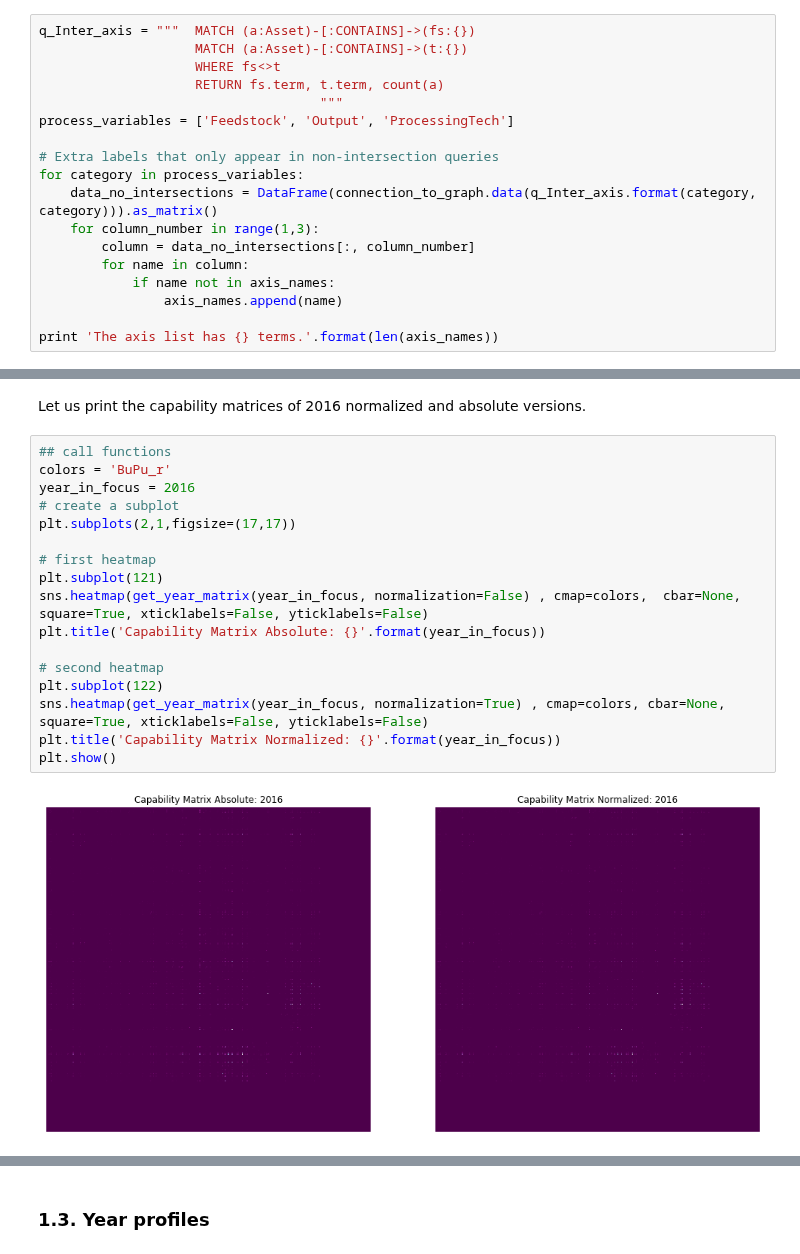
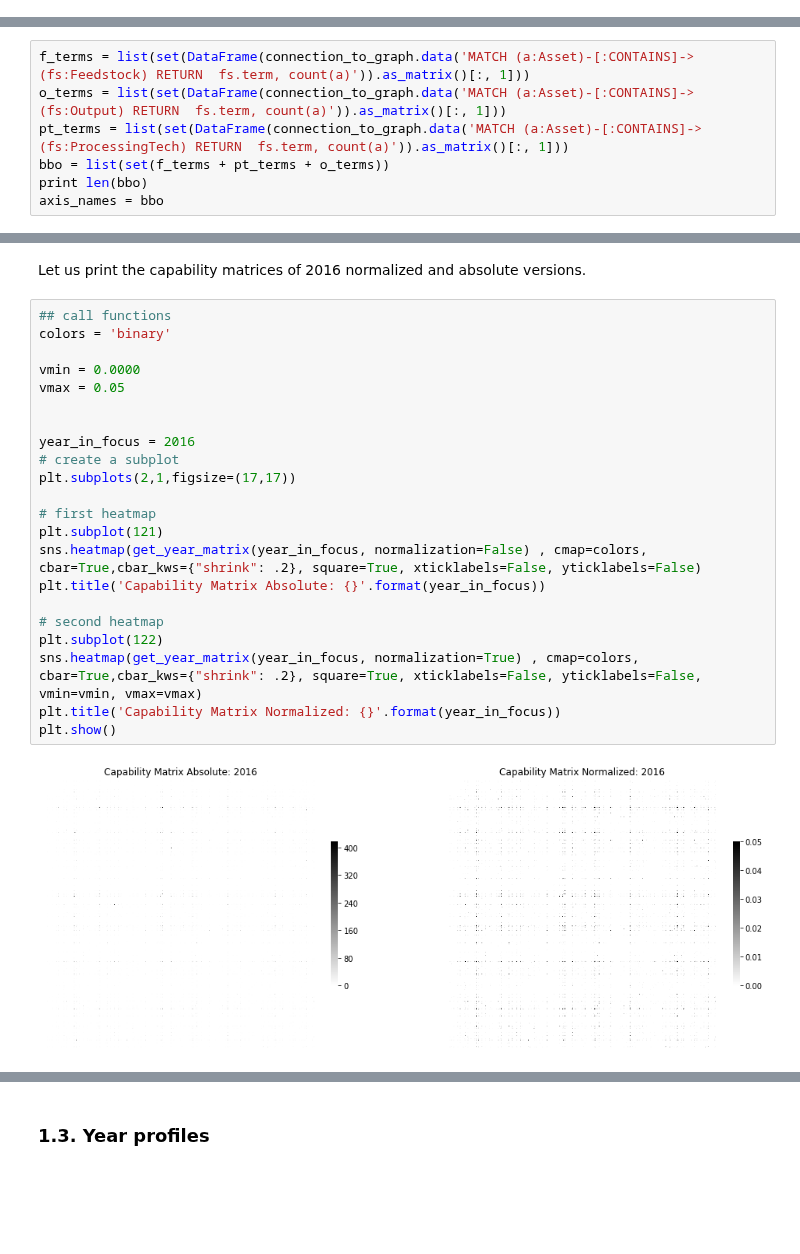
Before and after one commit to duarteocarmo/technological_capabilities, a Jupyter notebook: clean_notebooks/4_1_Macro Level Analysis.ipynb, the cells around one changed output, grey strips where cells are left out. Saved outputs shown, nothing was run; the diff lists cells and outputs as text; blank space fills up the shorter version.

Commit message:
Added scales and modified graphs.

```diff
--- a/clean_notebooks/4_1_Macro Level Analysis.ipynb
+++ b/clean_notebooks/4_1_Macro Level Analysis.ipynb
@@ -113,18 +92,0 @@ We add the labels where there is an interesction of names. Output-output, Feedst
-# %%
-q_Inter_axis = """  MATCH (a:Asset)-[:CONTAINS]->(fs:{})
-                    MATCH (a:Asset)-[:CONTAINS]->(t:{})
-                    WHERE fs<>t
-                    RETURN fs.term, t.term, count(a)
-                                    """
-process_variables = ['Feedstock', 'Output', 'ProcessingTech']
-
-# Extra labels that only appear in non-intersection queries
-for category in process_variables:
-    data_no_intersections = DataFrame(connection_to_graph.data(q_Inter_axis.format(category, category))).as_matrix()
-    for column_number in range(1,3):
-        column = data_no_intersections[:, column_number]
-        for name in column:
-            if name not in axis_names:
-                axis_names.append(name)
-
-print 'The axis list has {} terms.'.format(len(axis_names))
@@ -132,0 +93,7 @@ The axis list has 342 terms.
+# %%
+f_terms = list(set(DataFrame(connection_to_graph.data('MATCH (a:Asset)-[:CONTAINS]->(fs:Feedstock) RETURN  fs.term, count(a)')).as_matrix()[:, 1]))
+o_terms = list(set(DataFrame(connection_to_graph.data('MATCH (a:Asset)-[:CONTAINS]->(fs:Output) RETURN  fs.term, count(a)')).as_matrix()[:, 1]))
+pt_terms = list(set(DataFrame(connection_to_graph.data('MATCH (a:Asset)-[:CONTAINS]->(fs:ProcessingTech) RETURN  fs.term, count(a)')).as_matrix()[:, 1]))
+bbo = list(set(f_terms + pt_terms + o_terms))
+print len(bbo)
+axis_names = bbo
@@ -217,20 +186,25 @@ The matrix from 2017 has shape (342, 342) a max value of 0.229850746269, a min v
 Let us print the capability matrices of 2016 normalized and absolute versions.
 # %%
 ## call functions
-colors = 'BuPu_r'
+colors = 'binary'
+
+vmin = 0.0000
+vmax = 0.05
+
+
 year_in_focus = 2016
 # create a subplot
 plt.subplots(2,1,figsize=(17,17))
 
 # first heatmap
 plt.subplot(121)
-sns.heatmap(get_year_matrix(year_in_focus, normalization=False) , cmap=colors,  cbar=None, square=True, xticklabels=False, yticklabels=False)
+sns.heatmap(get_year_matrix(year_in_focus, normalization=False) , cmap=colors,  cbar=True,cbar_kws={"shrink": .2}, square=True, xticklabels=False, yticklabels=False)
 plt.title('Capability Matrix Absolute: {}'.format(year_in_focus))
 
 # second heatmap
 plt.subplot(122)
-sns.heatmap(get_year_matrix(year_in_focus, normalization=True) , cmap=colors, cbar=None, square=True, xticklabels=False, yticklabels=False)
+sns.heatmap(get_year_matrix(year_in_focus, normalization=True) , cmap=colors,  cbar=True,cbar_kws={"shrink": .2}, square=True, xticklabels=False, yticklabels=False, vmin=vmin, vmax=vmax)
 plt.title('Capability Matrix Normalized: {}'.format(year_in_focus))
 plt.show()
 # %% [output]
-[figure, old version]
+[figure, new version]
```
Also changed, not shown: parts of 17 cells of this notebook, 5 other files.
